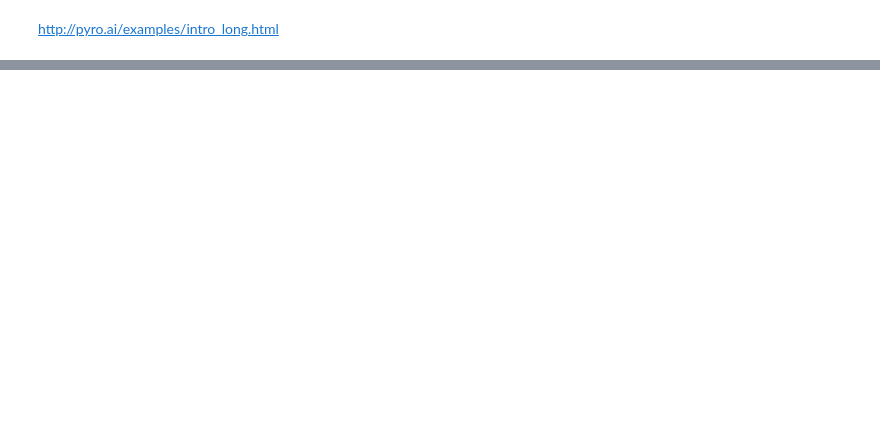
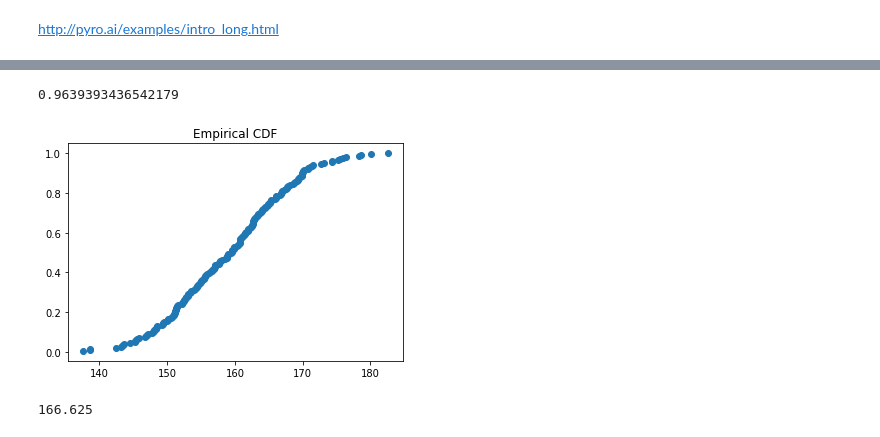
Before and after one commit to ImolaFodor/probabilistic-ML, a Jupyter notebook: HW02_pyro.ipynb, the cells around one changed output, grey strips where cells are left out. Drawn from its saved outputs; the diff is of its cells as text; code cells hidden in the pictures; blank space fills up the shorter version.

```diff
--- a/HW02_pyro.ipynb
+++ b/HW02_pyro.ipynb
@@ -64,0 +68,20 @@ tensor([0.6321])
+# %%
+ecdf(normal, 175, 200)
+# %% [output]
+0.9639393436542179
+[figure, added]
+# %%
+import math
+
+mu_0 = 160
+sigma_0 = 3
+sigma_post = 6
+
+x = [174, 158, 194, 167]
+x_i = 693/4 #sum
+
+mu_post = (160/9 + 693/36)/(1/9 + 4/36)
+
+print(mu_post)
+# %% [output]
+166.625
```
Also changed, not shown: parts of 9 cells of this notebook.
